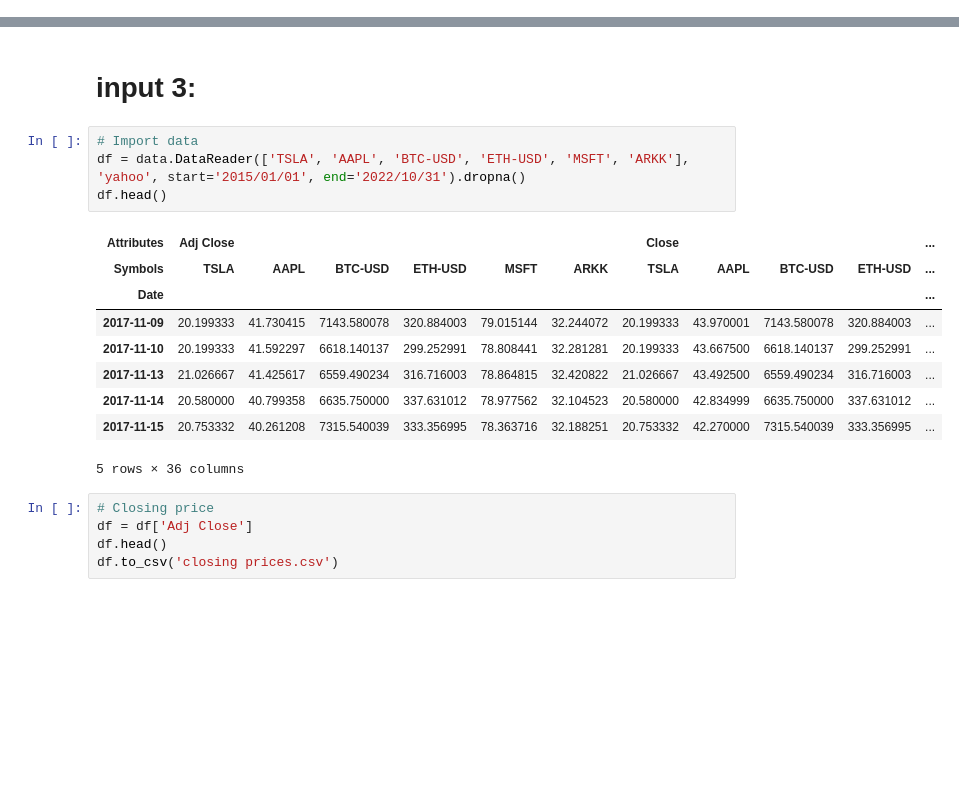
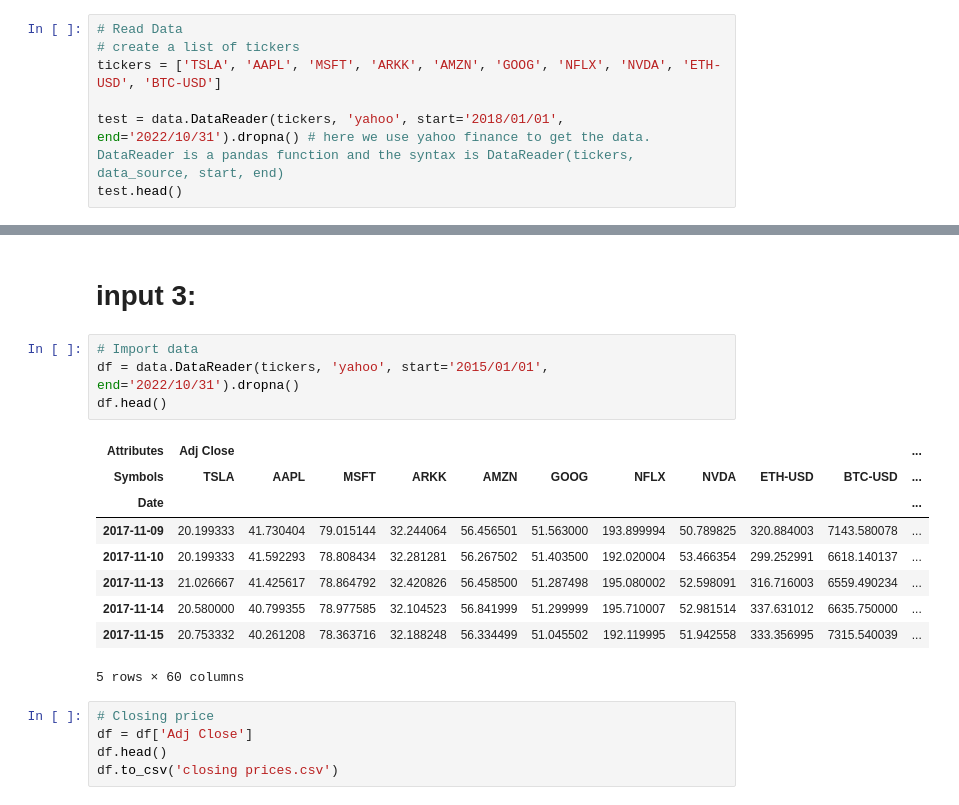
Before and after one commit to majikthise911/portfolioOptimization, a Jupyter notebook: myPortfolio.ipynb, the cells around one changed output, grey strips where cells are left out. Drawn from its saved outputs; the diff is of its cells as text; blank space fills up the shorter version.

```diff
--- a/myPortfolio.ipynb
+++ b/myPortfolio.ipynb
@@ -38,0 +25,7 @@ test.head()
+# %%
+# Read Data
+# create a list of tickers
+tickers = ['TSLA', 'AAPL', 'MSFT', 'ARKK', 'AMZN', 'GOOG', 'NFLX', 'NVDA', 'ETH-USD', 'BTC-USD']
+
+test = data.DataReader(tickers, 'yahoo', start='2018/01/01', end='2022/10/31').dropna() # here we use yahoo finance to get the data. DataReader is a pandas function and the syntax is DataReader(tickers, data_source, start, end)
+test.head()
@@ -237,18 +157,18 @@ Let’s get started by pulling the required asset data from Yahoo.
 # input 3:
 # %%
 # Import data
-df = data.DataReader(['TSLA', 'AAPL', 'BTC-USD', 'ETH-USD', 'MSFT', 'ARKK'], 'yahoo', start='2015/01/01', end='2022/10/31').dropna()
+df = data.DataReader(tickers, 'yahoo', start='2015/01/01', end='2022/10/31').dropna()
 df.head()
 # %% [output]
-| Attributes | Adj Close |  |  |  |  |  | Close |  |  |  | ... |
-| Symbols | TSLA | AAPL | BTC-USD | ETH-USD | MSFT | ARKK | TSLA | AAPL | BTC-USD | ETH-USD | ... |
+| Attributes | Adj Close |  |  |  |  |  |  |  |  |  | ... |
+| Symbols | TSLA | AAPL | MSFT | ARKK | AMZN | GOOG | NFLX | NVDA | ETH-USD | BTC-USD | ... |
 | Date |  |  |  |  |  |  |  |  |  |  | ... |
-| 2017-11-09 | 20.199333 | 41.730415 | 7143.580078 | 320.884003 | 79.015144 | 32.244072 | 20.199333 | 43.970001 | 7143.580078 | 320.884003 | ... |
-| 2017-11-10 | 20.199333 | 41.592297 | 6618.140137 | 299.252991 | 78.808441 | 32.281281 | 20.199333 | 43.667500 | 6618.140137 | 299.252991 | ... |
-| 2017-11-13 | 21.026667 | 41.425617 | 6559.490234 | 316.716003 | 78.864815 | 32.420822 | 21.026667 | 43.492500 | 6559.490234 | 316.716003 | ... |
-| 2017-11-14 | 20.580000 | 40.799358 | 6635.750000 | 337.631012 | 78.977562 | 32.104523 | 20.580000 | 42.834999 | 6635.750000 | 337.631012 | ... |
-| 2017-11-15 | 20.753332 | 40.261208 | 7315.540039 | 333.356995 | 78.363716 | 32.188251 | 20.753332 | 42.270000 | 7315.540039 | 333.356995 | ... |
+| 2017-11-09 | 20.199333 | 41.730404 | 79.015144 | 32.244064 | 56.456501 | 51.563000 | 193.899994 | 50.789825 | 320.884003 | 7143.580078 | ... |
+| 2017-11-10 | 20.199333 | 41.592293 | 78.808434 | 32.281281 | 56.267502 | 51.403500 | 192.020004 | 53.466354 | 299.252991 | 6618.140137 | ... |
+| 2017-11-13 | 21.026667 | 41.425617 | 78.864792 | 32.420826 | 56.458500 | 51.287498 | 195.080002 | 52.598091 | 316.716003 | 6559.490234 | ... |
+| 2017-11-14 | 20.580000 | 40.799355 | 78.977585 | 32.104523 | 56.841999 | 51.299999 | 195.710007 | 52.981514 | 337.631012 | 6635.750000 | ... |
+| 2017-11-15 | 20.753332 | 40.261208 | 78.363716 | 32.188248 | 56.334499 | 51.045502 | 192.119995 | 51.942558 | 333.356995 | 7315.540039 | ... |
-5 rows × 36 columns
+5 rows × 60 columns
 # %%
 # Closing price
 df = df['Adj Close']
```
Also changed, not shown: parts of 36 cells of this notebook, 2 other files.
